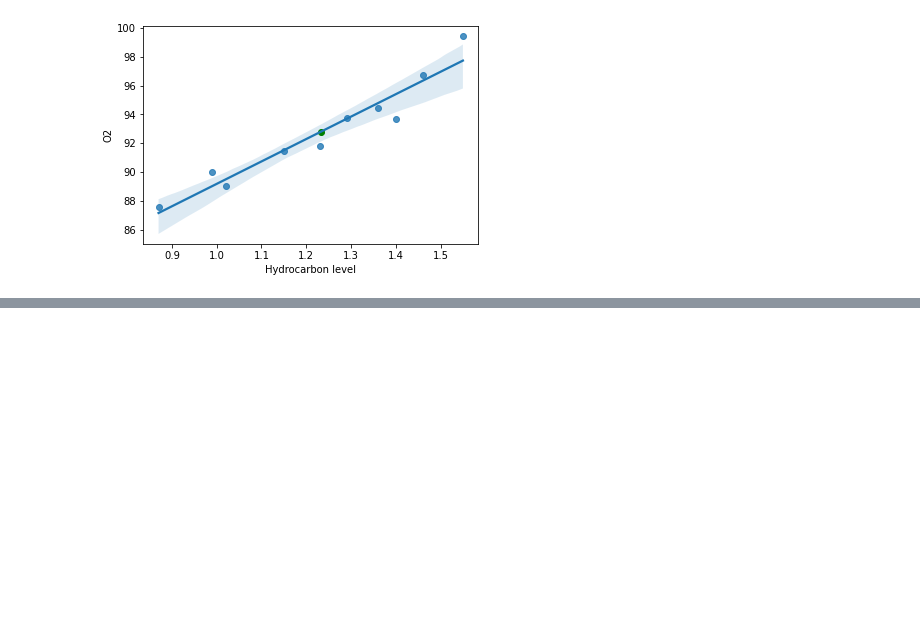
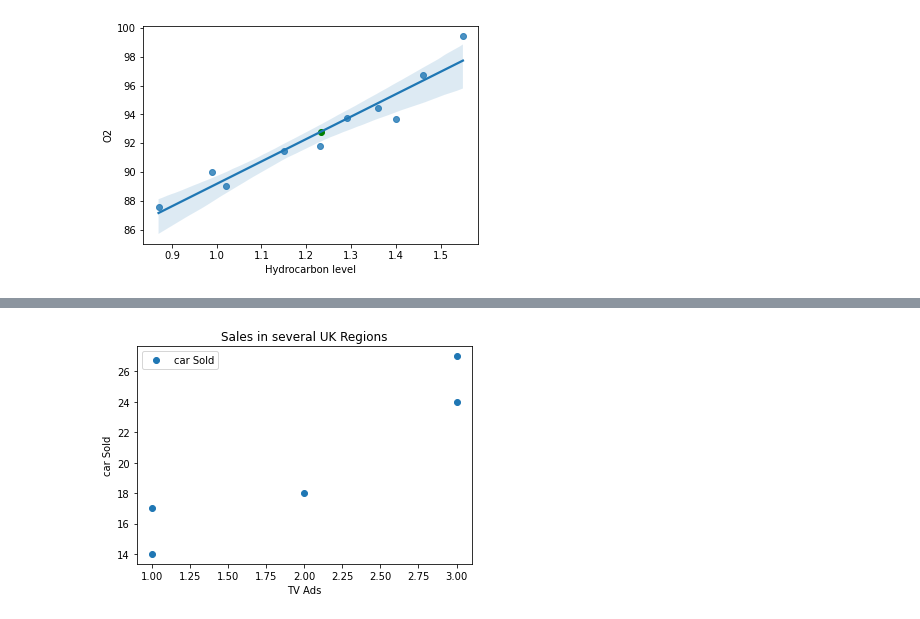
Before and after one commit to RPChinhara/Data-Analytics-with-Python, a Jupyter notebook: Week-6.ipynb, the cells around one changed output, grey strips where cells are left out. Saved outputs shown, nothing was run; the diff lists cells and outputs as text; code cells hidden in the pictures; blank space fills up the shorter version.

Commit message:
updated week-6 notebook and converted xls to xlsx

```diff
--- a/Week-6.ipynb
+++ b/Week-6.ipynb
@@ -219,0 +239,9 @@ plt.scatter(np.mean(x), np.mean(y), color="green")
+# %%
+tb1 = pd.read_excel('Data Files\Regr.xlsx')
+# %%
+tb1.plot('TV Ads', 'car Sold', style='o')
+plt.ylabel('car Sold')
+plt.title('Sales in several UK Regions')
+plt.show()
+# %% [output]
+[figure, added]
```
Also changed, not shown: parts of 27 cells of this notebook.
